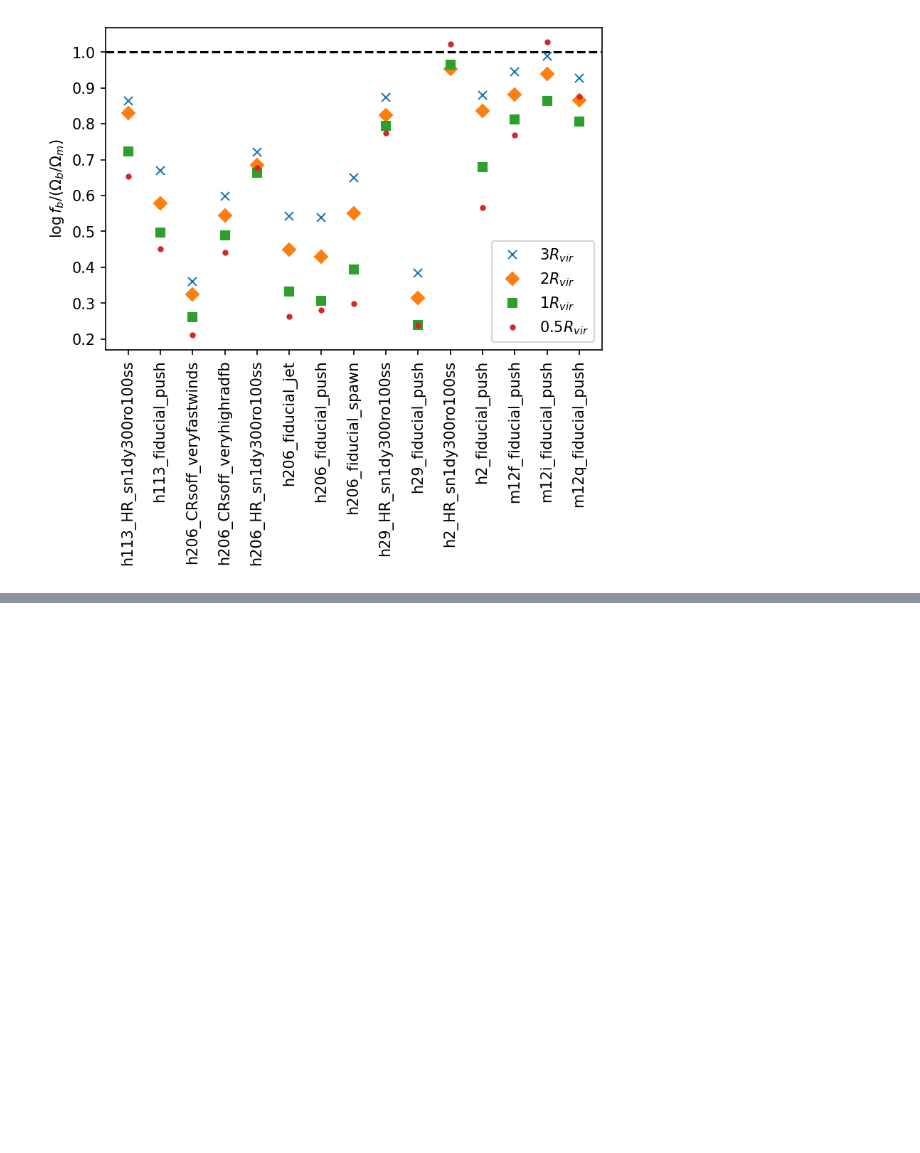
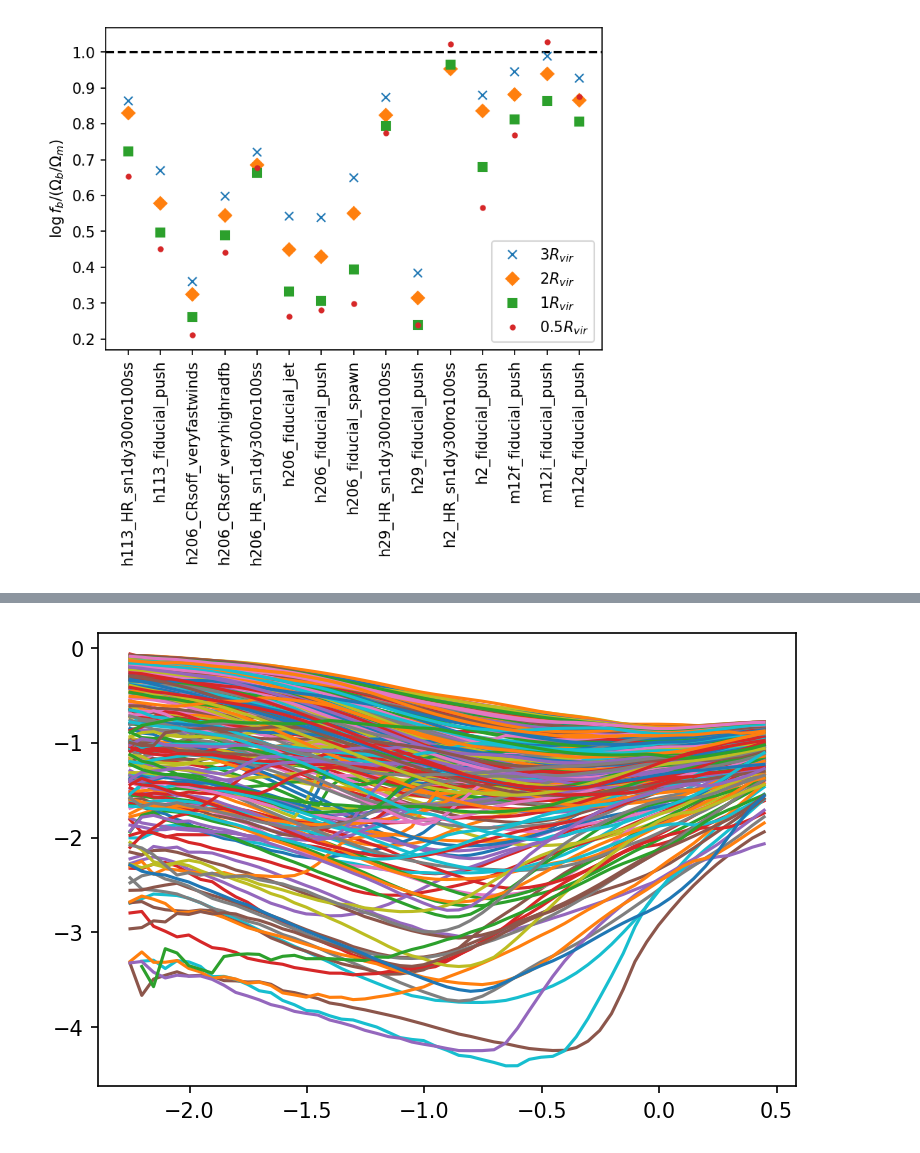
Before and after one commit to isulta/massive-halos, a Jupyter notebook: baryon_fraction.ipynb, the cells around one changed output, grey strips where cells are left out. Cells and saved outputs as stored; diff of their text form; code cells hidden in the pictures; blank space fills up the shorter version.

```diff
--- a/baryon_fraction.ipynb
+++ b/baryon_fraction.ipynb
@@ -134,3 +131,12 @@ plt.legend()
 # %% [output]
 <matplotlib.legend.Legend at 0x...>
 [figure]
+# %%
+halos = [h.split('profiles_')[1].split('.h5')[0] for h in os.listdir('data/profiles')]
+profiles = []
+for i in tqdm(os.listdir('data/profiles')):
+    profiles.append( h5todict(os.path.join('data/profiles', i)) )
+# %%
+from joblib import Parallel, delayed
+profiles = Parallel(n_jobs=-1, verbose=1)(delayed(h5todict)(os.path.join('data/profiles', i)) for i in os.listdir('data/profiles'))
+halos = [h.split('profiles_')[1].split('.h5')[0] for h in os.listdir('data/profiles')]
@@ -136,0 +147,29 @@ plt.legend()
+# %%
+plt.figure(dpi=150)
+fb_05 = []
+fb_1 = []
+fb_2 = []
+fb_3 = []
+
+Mvir = []
+
+for profile in profiles:
+    if 'SnapNum045' not in profile:
+        continue
+    particle_types_num=[0,4]
+    particle_types=[0,1,2,4,5]
+    profile = profile['SnapNum045']
+
+    totmass = np.sum( [profile[f'TotalMass:PartType{ptype}'] for ptype in particle_types], axis=0 )
+    nummass = np.sum( [profile[f'TotalMass:PartType{ptype}'] for ptype in particle_types_num], axis=0 )
+    with np.errstate(all='ignore'): fbarr = np.cumsum(nummass)/np.cumsum(totmass)#/cosmological_baryon_budget
+
+    fb_05.append(fbarr[39])
+    fb_1.append(fbarr[45])
+    fb_2.append(fbarr[51])
+    fb_3.append(fbarr[54])
+    Mvir.append(profile['Mvir'])
+
+    plt.plot(np.log10(profile['rmid']), np.log10(fbarr))#, label=f'{halo}')
+# %% [output]
+[figure, added]
```
Also changed, not shown: parts of 9 cells of this notebook.
